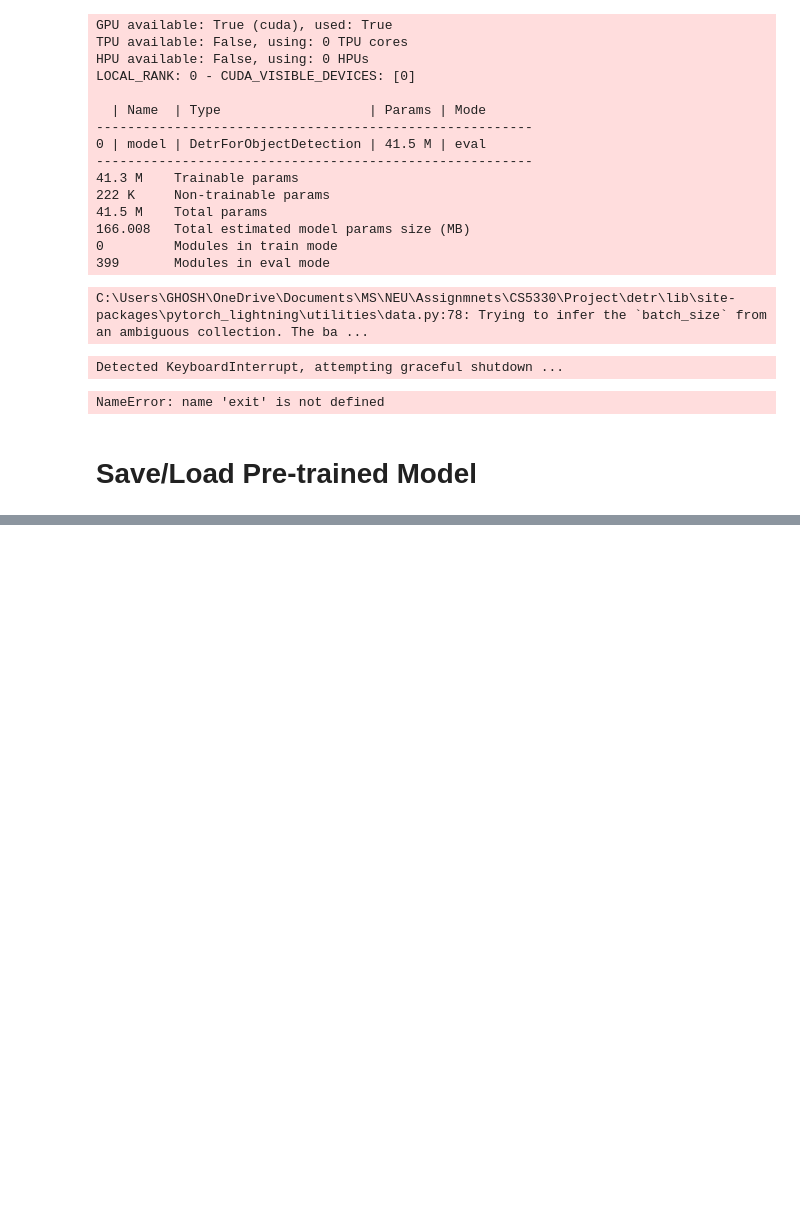
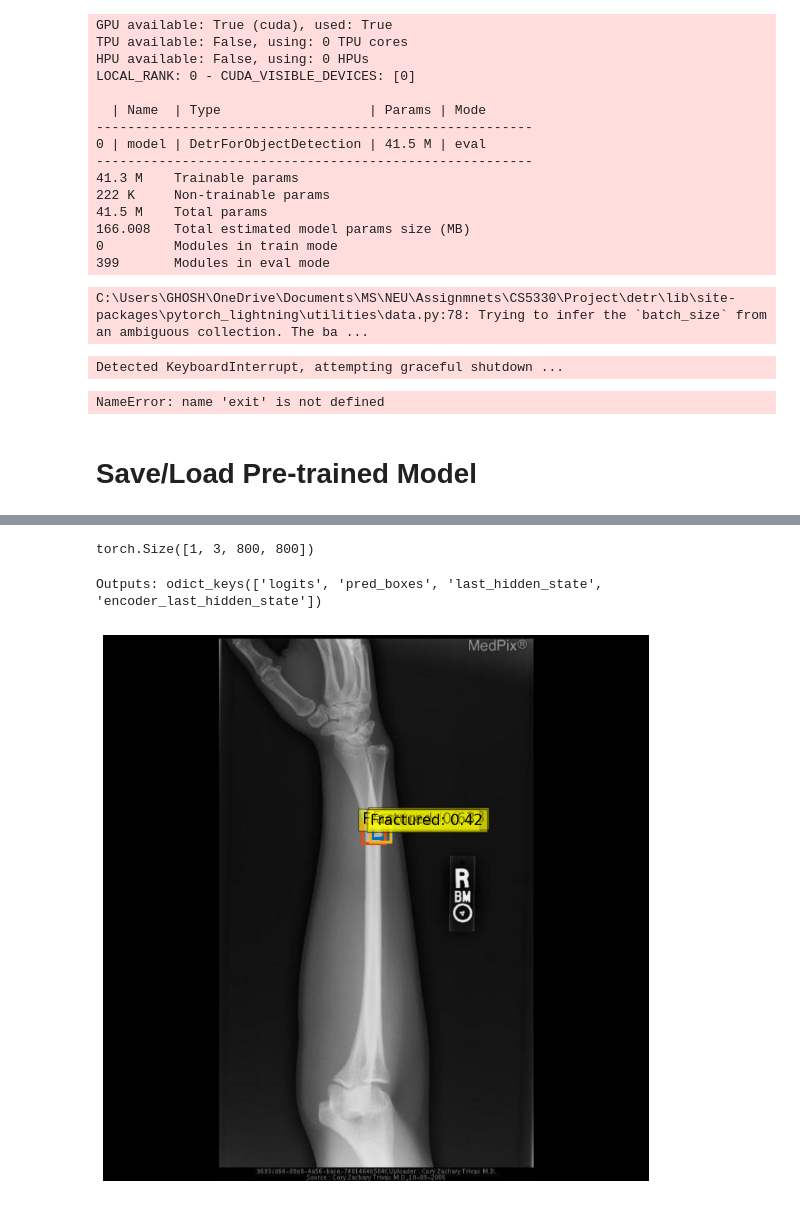
Before and after one commit to D3STRON/BoneFractureDetection, a Jupyter notebook: Fracture Localization/DETR.ipynb, the cells around one changed output, grey strips where cells are left out. Drawn from its saved outputs; the diff is of its cells as text; code cells hidden in the pictures; blank space fills up the shorter version.

```diff
--- a/Fracture Localization/DETR.ipynb
+++ b/Fracture Localization/DETR.ipynb
@@ -278,0 +429,51 @@ Image #1536
+# %%
+
+pixel_values = pixel_values.unsqueeze(0).to(DEVICE)
+print(pixel_values.shape)
+# %% [output]
+torch.Size([1, 3, 800, 800])
+# %%
+with torch.no_grad():
+  # forward pass to get class logits and bounding boxes
+  outputs = model(pixel_values=pixel_values, pixel_mask=None)
+print("Outputs:", outputs.keys())
+# %% [output]
+Outputs: odict_keys(['logits', 'pred_boxes', 'last_hidden_state', 'encoder_last_hidden_state'])
+# %%
+
+import matplotlib.pyplot as plt
+
+# colors for visualization
+COLORS = [[0.000, 0.447, 0.741], [0.850, 0.325, 0.098], [0.929, 0.694, 0.125],
+          [0.494, 0.184, 0.556], [0.466, 0.674, 0.188], [0.301, 0.745, 0.933]]
+
+def plot_results(pil_img, scores, labels, boxes):
+    plt.figure(figsize=(16,10))
+    plt.imshow(pil_img)
+    ax = plt.gca()
+    colors = COLORS * 100
+    for score, label, (xmin, ymin, xmax, ymax),c  in zip(scores.tolist(), labels.tolist(), boxes.tolist(), colors):
+        ax.add_patch(plt.Rectangle((xmin, ymin), xmax - xmin, ymax - ymin,
+                                   fill=False, color=c, linewidth=3))
+        text = f'Fractured: {score:0.2f}'
+        ax.text(xmin, ymin, text, fontsize=15,
+                bbox=dict(facecolor='yellow', alpha=0.5))
+    plt.axis('off')
+    plt.show()
+# %%
+
+
+# load image based on ID
+image_id = target['image_id'].item()
+image = val_dataset.coco.loadImgs(image_id)[0]
+image = cv2.imread(os.path.join('./data/BoneFracture_localization.v1i.coco/valid/', image['file_name']))
+# print(image.shape)
+# postprocess model outputs
+width, height = image.shape[0], image.shape[1]
+postprocessed_outputs = processor.post_process_object_detection(outputs,
+                                                                target_sizes=[(height, width)],
+                                                                threshold=0.2)
+results = postprocessed_outputs[0]
+plot_results(image, results['scores'], results['labels'], results['boxes'])
+# %% [output]
+[figure, added]
```
Also changed, not shown: parts of 16 cells of this notebook.
